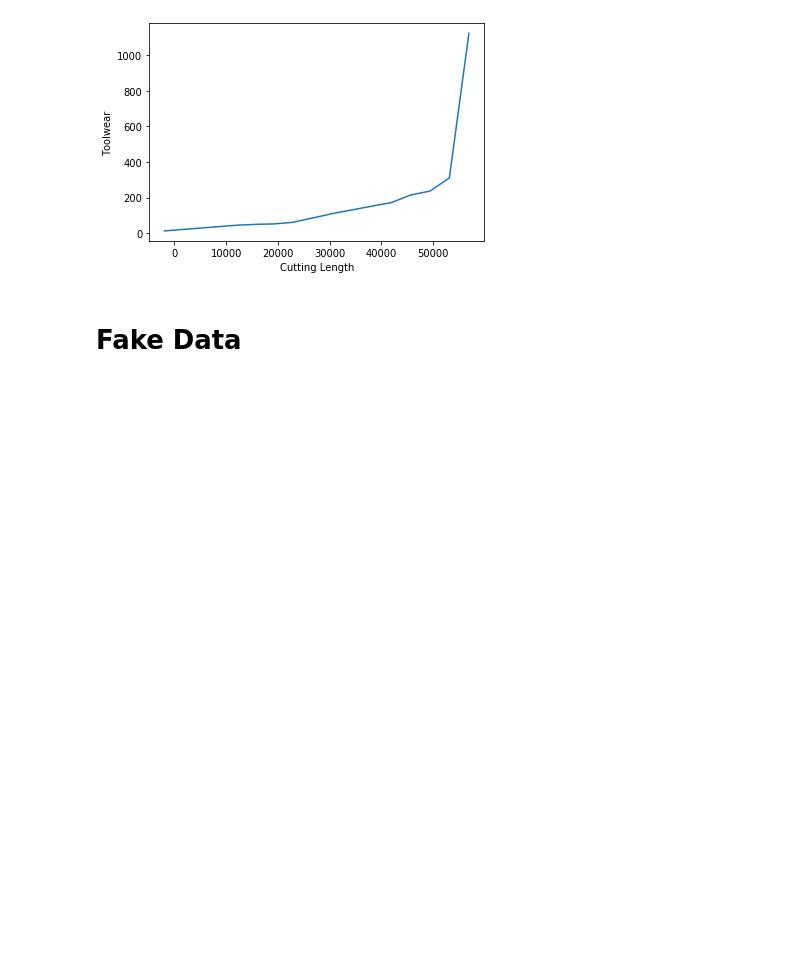
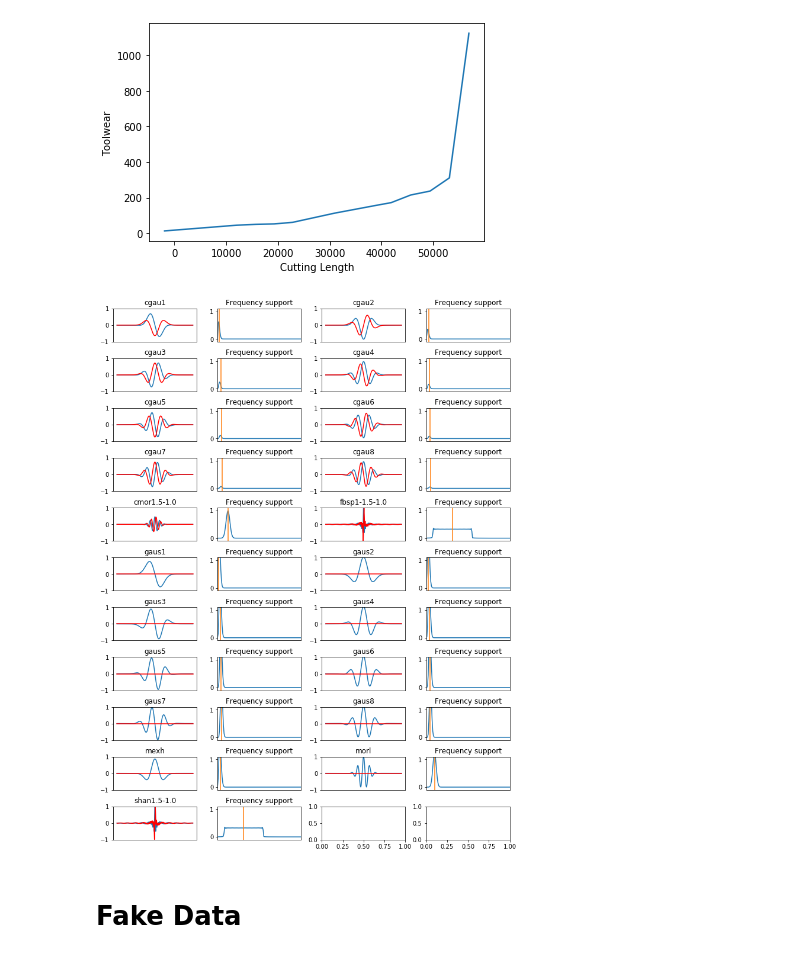
Before and after one commit to ugurgudelek/berries, a Jupyter notebook: src/notebooks/machining_data_analysis.ipynb, the cells around one changed output. Cells and saved outputs as stored; diff of their text form; code cells hidden in the pictures; blank space fills up the shorter version.

```diff
--- a/src/notebooks/machining_data_analysis.ipynb
+++ b/src/notebooks/machining_data_analysis.ipynb
@@ -652,6 +661,10 @@ subset = vib.make_subset_after(sec=START_SEC)
 vib.plot_toolwear()
 # %% [output]
 [figure]
+# %%
+scg.plot_wavelets()
+# %% [output]
+[figure, added]
 # %% [markdown]
 # Fake Data
 # %%
```
Also changed, not shown: parts of 6 cells of this notebook, 1 other file.
